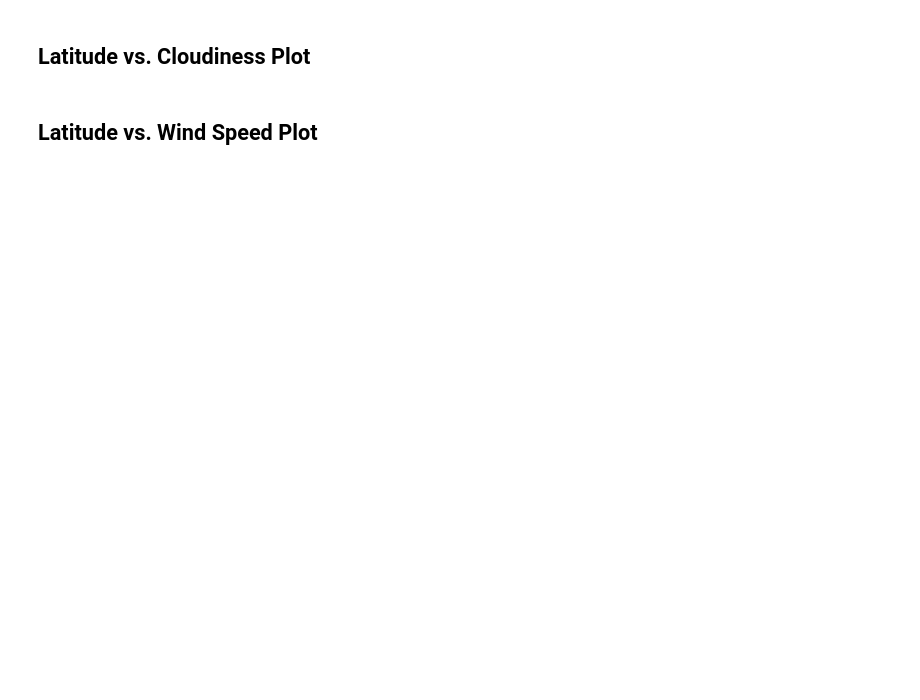
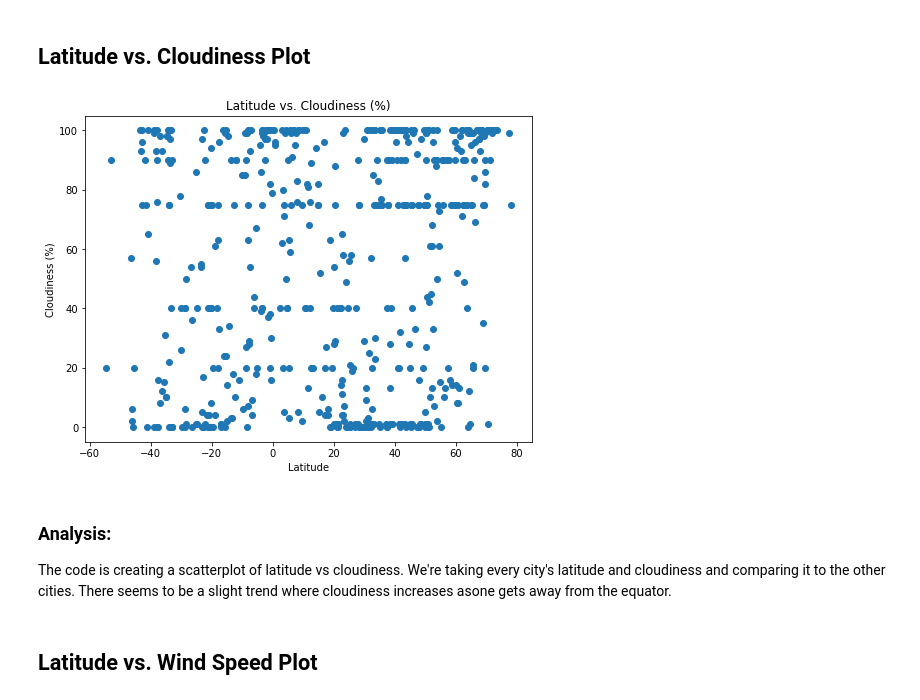
Before and after one commit to normanchan19/python-api-challenge, a Jupyter notebook: starter_code/WeatherPy.ipynb, the cells around one changed output. Drawn from its saved outputs; the diff is of its cells as text; code cells hidden in the pictures; blank space fills up the shorter version.

```diff
--- a/starter_code/WeatherPy.ipynb
+++ b/starter_code/WeatherPy.ipynb
@@ -272,4 +362,24 @@ ax1.set_ylabel('Temperature (F)');
 # %% [markdown]
 ## Latitude vs. Cloudiness Plot
+# %%
+# Create and set figure size
+fig3, ax3 = plt.subplots(figsize=(8,6));
+
+# Create scatterplot
+ax3.scatter(latitudes, clean_city_data["Cloudiness (%)"]);
+
+# Set chart title and labels
+ax3.set_title('Latitude vs. Cloudiness (%)');
+ax3.set_xlabel('Latitude');
+ax3.set_ylabel('Cloudiness (%)');
+
+# Save chart as .png
+plt.savefig("../output_data/latitude_vs_cloudiness_plot.png")
+# %% [output]
+[figure, added]
+# %% [markdown]
+### Analysis:
+
+The code is creating a scatterplot of latitude vs cloudiness. We're taking every city's latitude and cloudiness and comparing it to the other cities. There seems to be a slight trend where cloudiness increases asone gets away from the equator.
 # %% [markdown]
 ## Latitude vs. Wind Speed Plot
```
Also changed, not shown: parts of 43 cells of this notebook, 1 other file.
